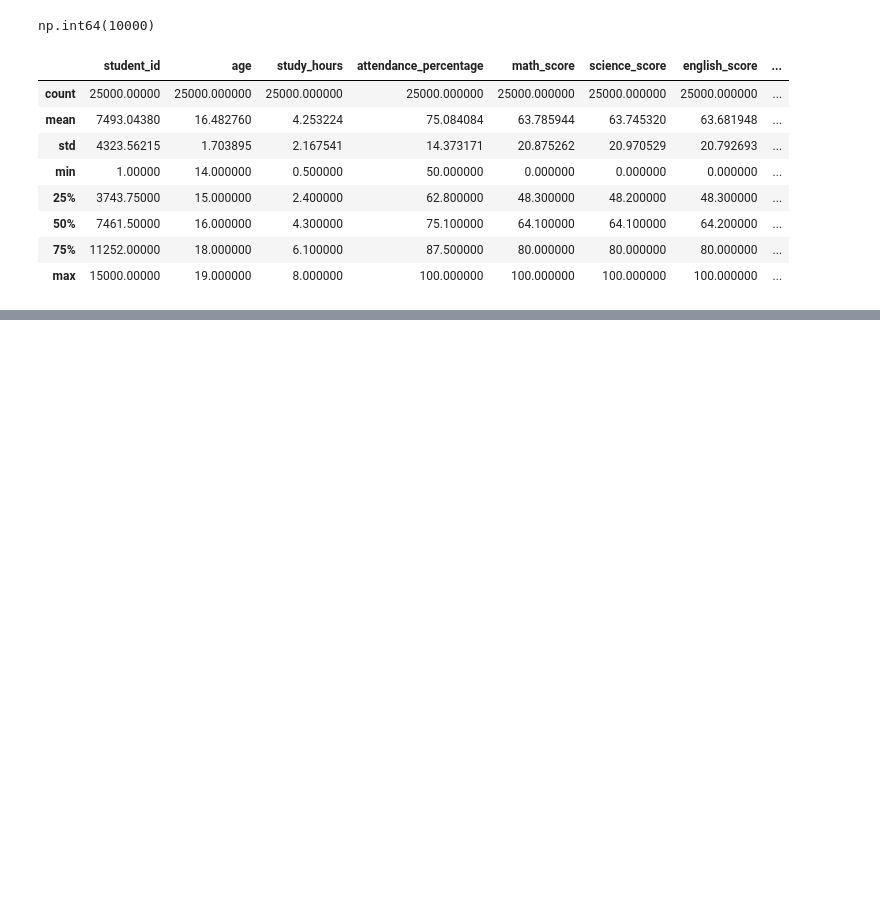
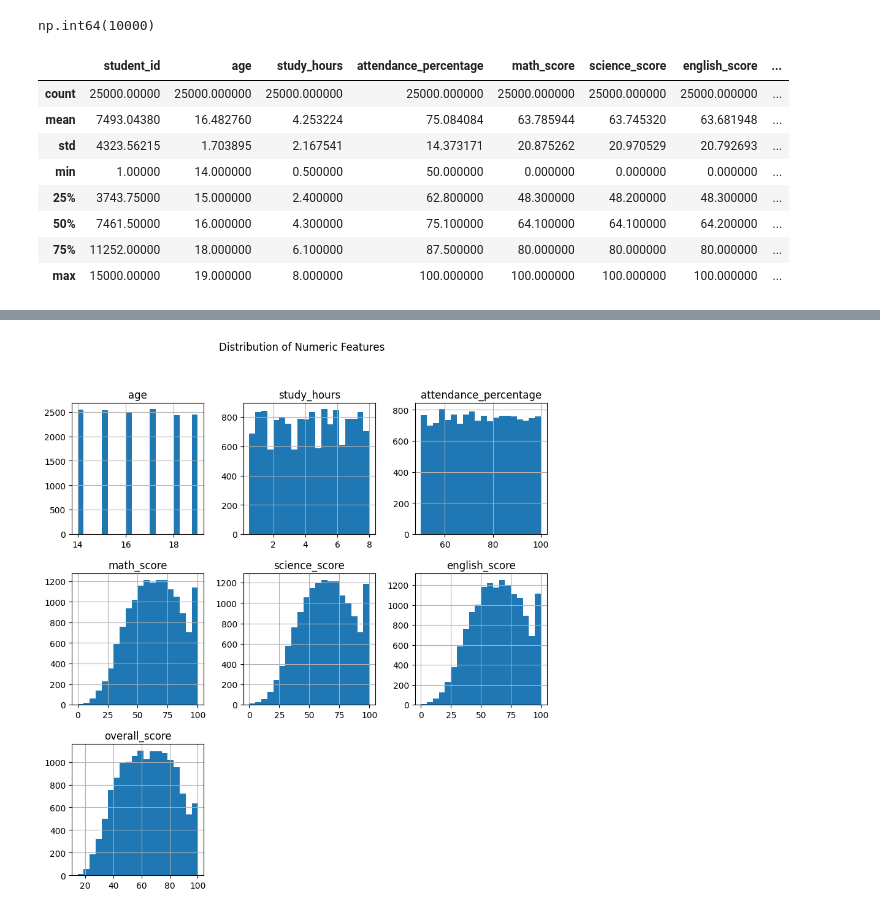
Before and after one commit to DeepanshuSharma1607/College-mini-project, a Jupyter notebook: project.ipynb, the cells around one changed output, grey strips where cells are left out. Saved outputs shown, nothing was run; the diff lists cells and outputs as text; code cells hidden in the pictures; blank space fills up the shorter version.

```diff
--- a/project.ipynb
+++ b/project.ipynb
@@ -56,3 +59,6 @@ df.describe()
 | 50% | 7461.50000 | 16.000000 | 4.300000 | 75.100000 | 64.100000 | 64.100000 | 64.200000 | ... |
 | 75% | 11252.00000 | 18.000000 | 6.100000 | 87.500000 | 80.000000 | 80.000000 | 80.000000 | ... |
 | max | 15000.00000 | 19.000000 | 8.000000 | 100.000000 | 100.000000 | 100.000000 | 100.000000 | ... |
+# %%
+df.drop_duplicates(subset='student_id', inplace=True)
+df.shape
@@ -58,0 +107,8 @@ df.describe()
+# %%
+num_cols=['age', 'study_hours', 'attendance_percentage',
+       'math_score', 'science_score', 'english_score','overall_score']
+df[num_cols].hist(figsize=(10,10),bins=20)
+plt.suptitle('Distribution of Numeric Features')
+plt.show()
+# %% [output]
+[figure, added]
```
Also changed, not shown: parts of 14 cells of this notebook.
